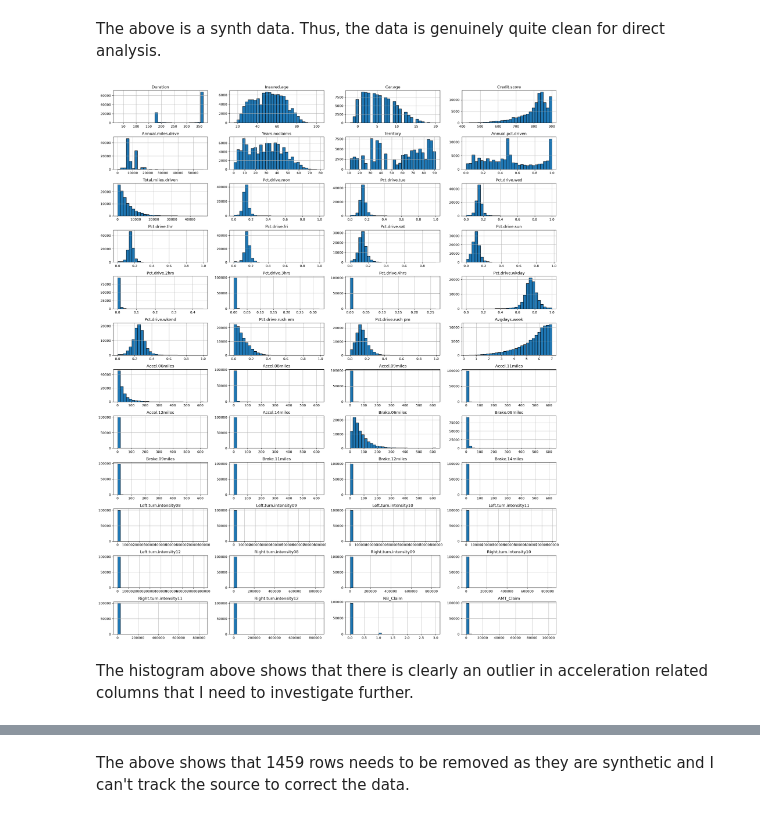
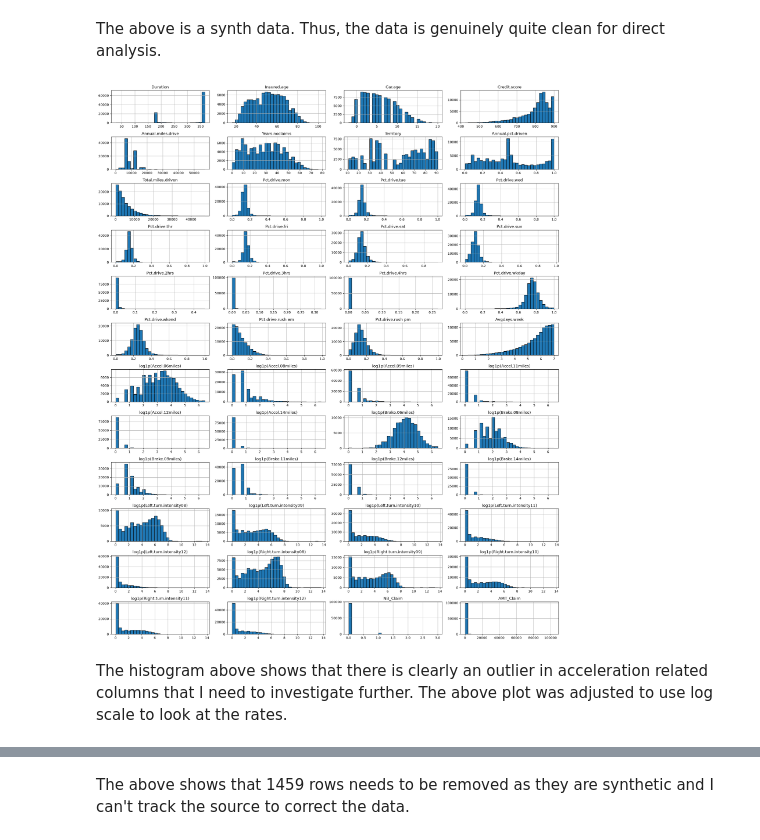
Before and after one commit to kjl1c20/telematics-insurance-ml, a Jupyter notebook: explore.ipynb, the cells around one changed output, grey strips where cells are left out. Cells and saved outputs as stored; diff of their text form; code cells hidden in the pictures.

Commit message:
Updated the histogram to use log scale to visualised acceleration related feature and plot out box and whisker plot to look analyse the distribution

```diff
--- a/explore.ipynb
+++ b/explore.ipynb
@@ -74,17 +74,32 @@ False
 # %% [markdown]
 The above is a synth data. Thus, the data is genuinely quite clean for direct analysis.
 # %%
+import numpy as np
+
 numeric_cols = demo.select_dtypes(include="number").columns
-axes = demo[numeric_cols].hist(
+rate_cols = [c for c in numeric_cols if c.startswith("Accel.") or c.startswith("Brake.") or "turn.intensity" in c.lower()]
+
+# Accel/Brake/turn intensity columns are "per 1000 miles" rates that blow up to
+# extreme values for low-mileage policies, which squashes their histograms flat.
+# log1p compresses that long tail so the real shape is visible; it's safe here
+# since these columns are all >= 0 (log1p(0) = 0).
+demo_hist = demo[numeric_cols].copy()
+demo_hist[rate_cols] = demo_hist[rate_cols].apply(np.log1p)
+
+axes = demo_hist.hist(
     bins=30,
     figsize=(20, 24),
     layout=(-1, 4),
     edgecolor="black"
 )
 
+for ax, col in zip(axes.flatten(), demo_hist.columns):
+    if col in rate_cols:
+        ax.set_title(f"log1p({col})")
+
 plt.tight_layout()
 plt.show()
 # %% [output]
-[figure, old version]
+[figure, new version]
 # %% [markdown]
-The histogram above shows that there is clearly an outlier in acceleration related columns that I need to investigate further.
+The histogram above shows that there is clearly an outlier in acceleration related columns that I need to investigate further. The above plot was adjusted to use log scale to look at the rates.
```
Also changed, not shown: parts of 3 cells of this notebook.
